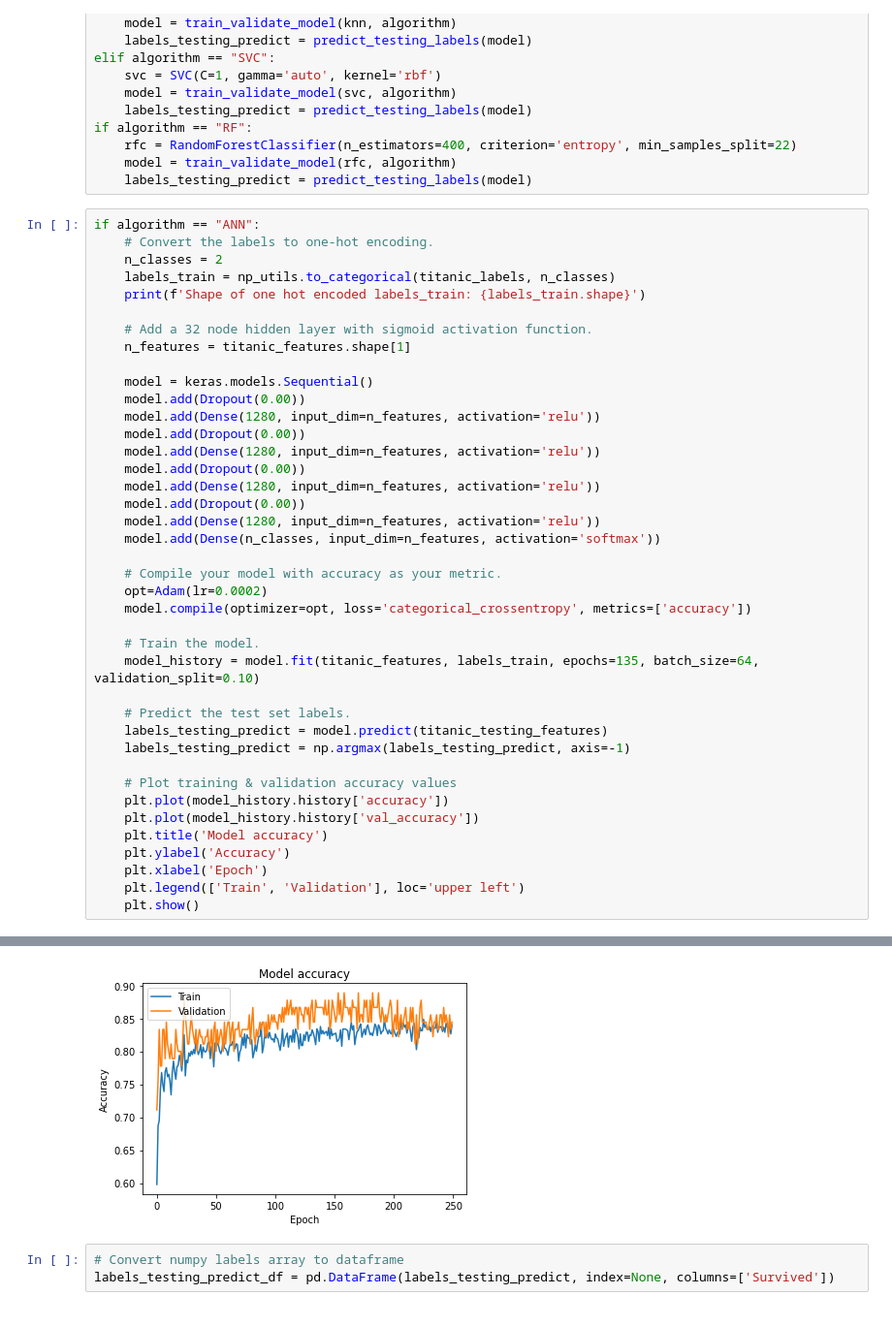
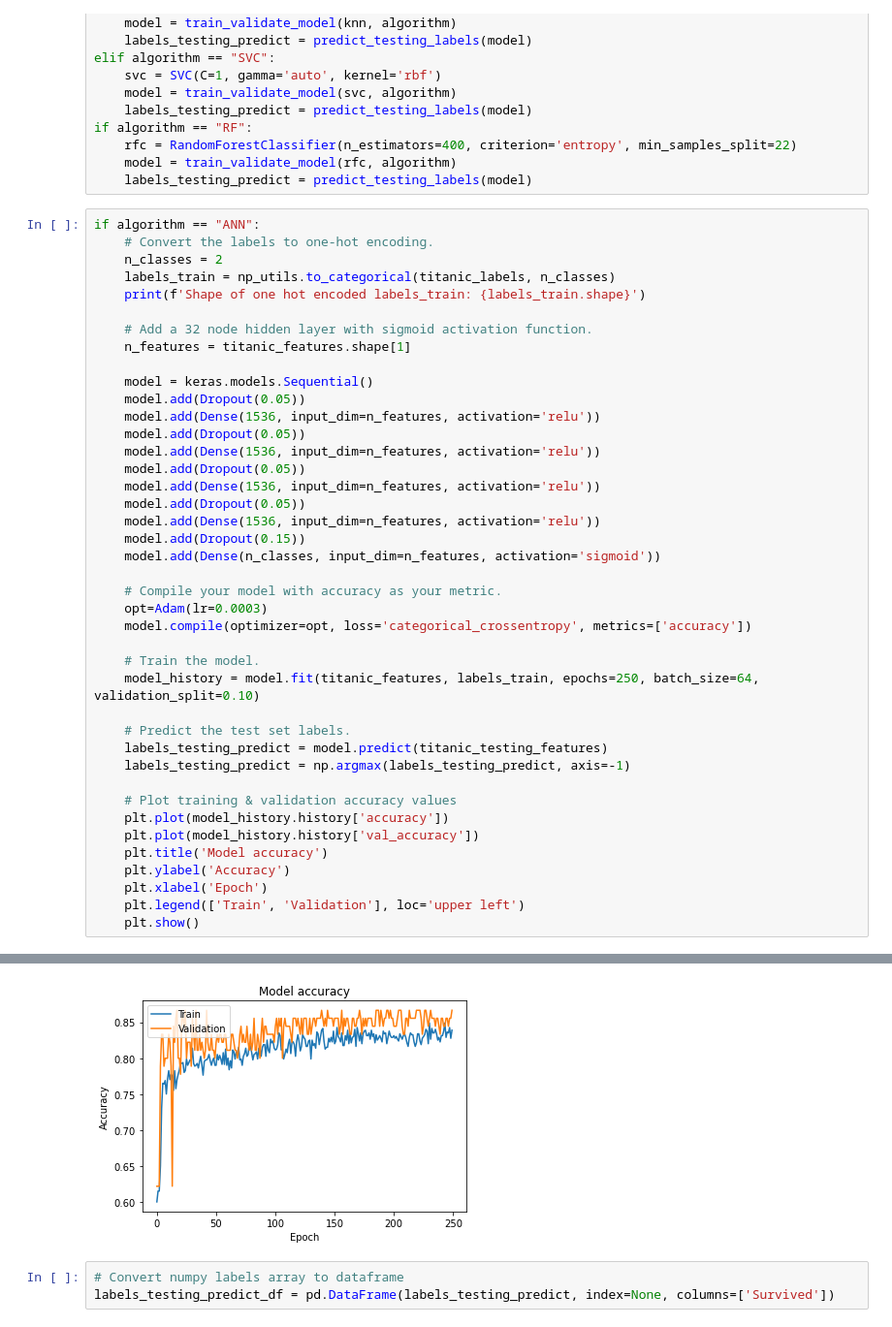
Before and after one commit to rlisowski10/ENSF611_Titanic_Project, a Jupyter notebook: _Python/Titanic_Algorithms.ipynb, the cells around one changed output, grey strips where cells are left out. Shown at 97% size. Cells and saved outputs as stored; diff of their text form.

```diff
--- a/_Python/Titanic_Algorithms.ipynb
+++ b/_Python/Titanic_Algorithms.ipynb
@@ -208,22 +210,23 @@ if algorithm == "ANN":
     n_features = titanic_features.shape[1]
 
     model = keras.models.Sequential()
-    model.add(Dropout(0.00))
-    model.add(Dense(1280, input_dim=n_features, activation='relu'))
-    model.add(Dropout(0.00))
-    model.add(Dense(1280, input_dim=n_features, activation='relu'))
-    model.add(Dropout(0.00))
-    model.add(Dense(1280, input_dim=n_features, activation='relu'))
-    model.add(Dropout(0.00))
-    model.add(Dense(1280, input_dim=n_features, activation='relu'))
-    model.add(Dense(n_classes, input_dim=n_features, activation='softmax'))
+    model.add(Dropout(0.05))
+    model.add(Dense(1536, input_dim=n_features, activation='relu'))
+    model.add(Dropout(0.05))
+    model.add(Dense(1536, input_dim=n_features, activation='relu'))
+    model.add(Dropout(0.05))
+    model.add(Dense(1536, input_dim=n_features, activation='relu'))
+    model.add(Dropout(0.05))
+    model.add(Dense(1536, input_dim=n_features, activation='relu'))
+    model.add(Dropout(0.15))
+    model.add(Dense(n_classes, input_dim=n_features, activation='sigmoid'))
 
     # Compile your model with accuracy as your metric.
-    opt=Adam(lr=0.0002)
+    opt=Adam(lr=0.0003)
     model.compile(optimizer=opt, loss='categorical_crossentropy', metrics=['accuracy'])
 
     # Train the model.
-    model_history = model.fit(titanic_features, labels_train, epochs=135, batch_size=64, validation_split=0.10)
+    model_history = model.fit(titanic_features, labels_train, epochs=250, batch_size=64, validation_split=0.10)
 
     # Predict the test set labels.
     labels_testing_predict = model.predict(titanic_testing_features)
@@ -258,4 +261,4 @@ Epoch 250/250
-[figure, old version]
+[figure, new version]
 # %%
 # Convert numpy labels array to dataframe
 labels_testing_predict_df = pd.DataFrame(labels_testing_predict, index=None, columns=['Survived'])
```
Also changed, not shown: parts of 3 cells of this notebook, 1 other file.
